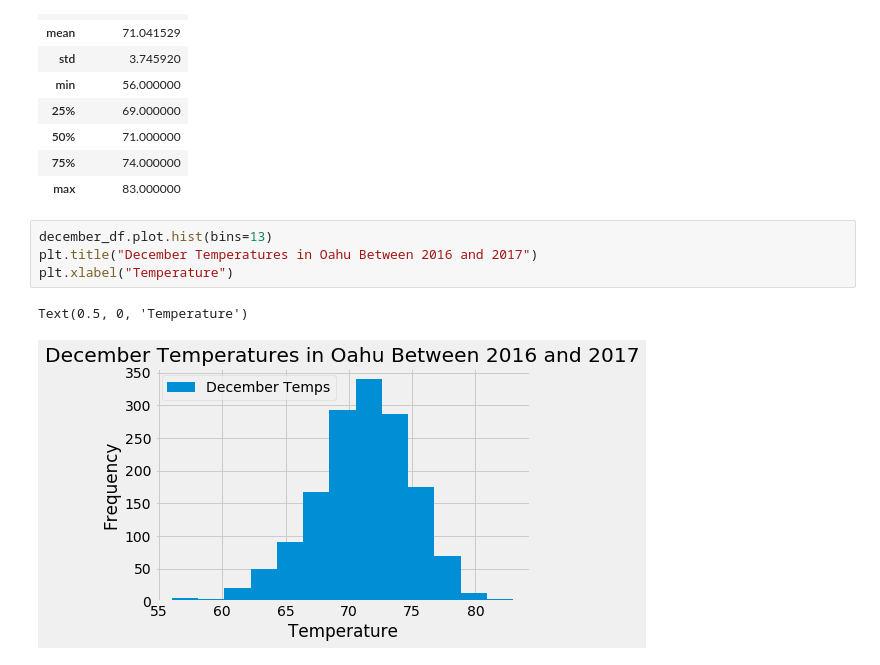
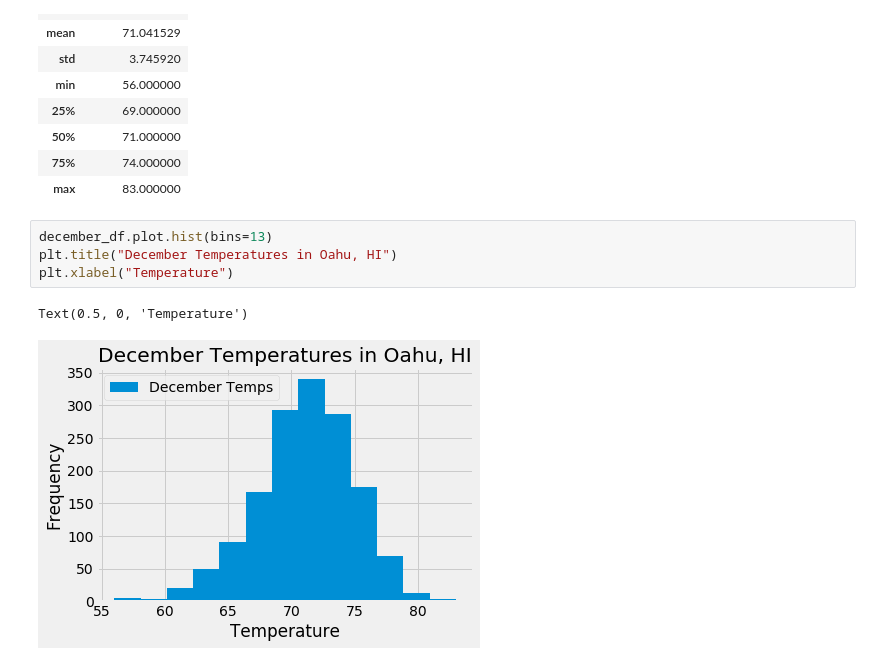
Before and after one commit to danig89/surfs_up, a Jupyter notebook: SurfsUp_Challenge.ipynb, the cells around one changed output. Saved outputs shown, nothing was run; the diff lists cells and outputs as text.

```diff
--- a/SurfsUp_Challenge.ipynb
+++ b/SurfsUp_Challenge.ipynb
@@ -106,8 +144,8 @@ december_df.describe()
 | max | 83.000000 |
 # %%
 december_df.plot.hist(bins=13)
-plt.title("December Temperatures in Oahu Between 2016 and 2017")
+plt.title("December Temperatures in Oahu, HI")
 plt.xlabel("Temperature")
 # %% [output]
 Text(0.5, 0, 'Temperature')
-[figure, old version]
+[figure, new version]
```
Also changed, not shown: parts of 3 cells of this notebook.
